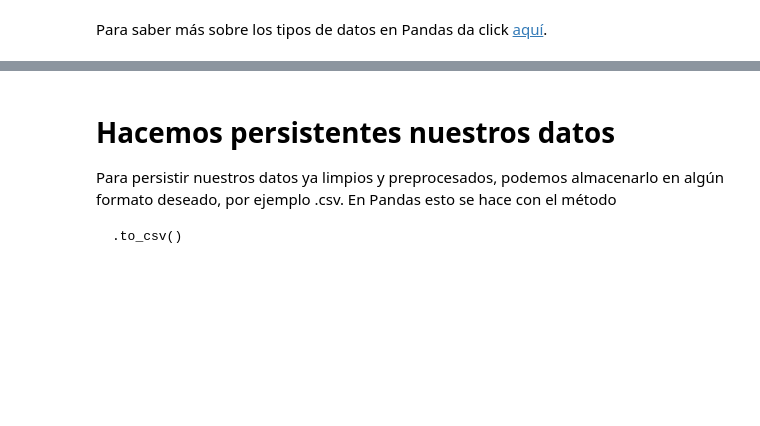
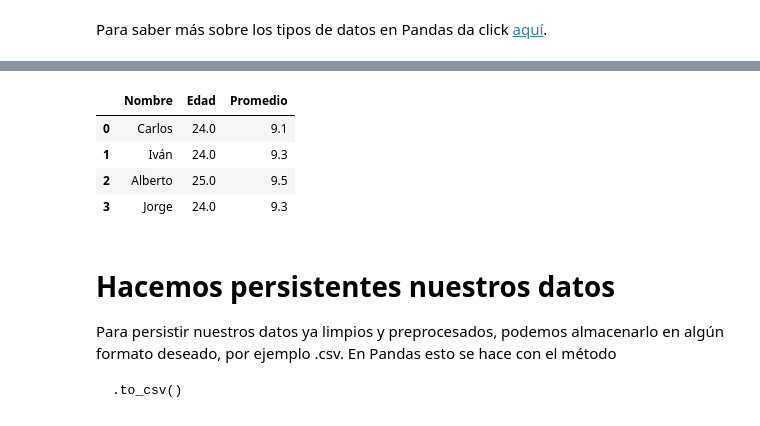
Before and after one commit to ivannpy/inferencia_estadistica, a Jupyter notebook: 08-22-2022_ivan/eda_pandas.ipynb, the cells around one changed output, grey strips where cells are left out. Saved outputs shown, nothing was run; the diff lists cells and outputs as text; code cells hidden in the pictures; blank space fills up the shorter version.

```diff
--- a/08-22-2022_ivan/eda_pandas.ipynb
+++ b/08-22-2022_ivan/eda_pandas.ipynb
@@ -186,3 +511,13 @@ df.head(15)
+# %%
+df_example['Promedio'] = df_example['Promedio'].fillna(df_example['Promedio'].mean())
+# %%
+df_example
+# %% [output]
+|  | Nombre | Edad | Promedio |
+| 0 | Carlos | 24.0 | 9.1 |
+| 1 | Iván | 24.0 | 9.3 |
+| 2 | Alberto | 25.0 | 9.5 |
+| 3 | Jorge | 24.0 | 9.3 |
 # %% [markdown]
 # Hacemos persistentes nuestros datos
 Para persistir nuestros datos ya limpios y preprocesados, podemos almacenarlo en algún formato deseado, por ejemplo .csv.
```
Also changed, not shown: parts of 35 cells of this notebook.
